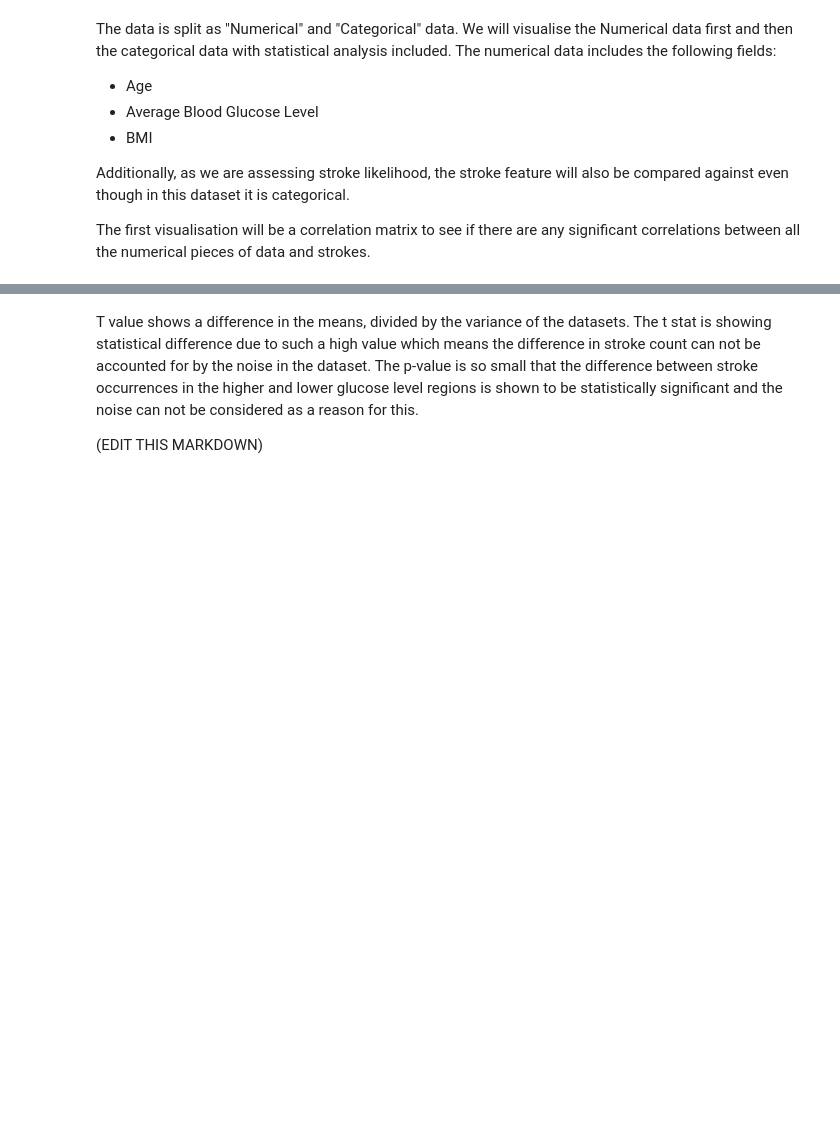
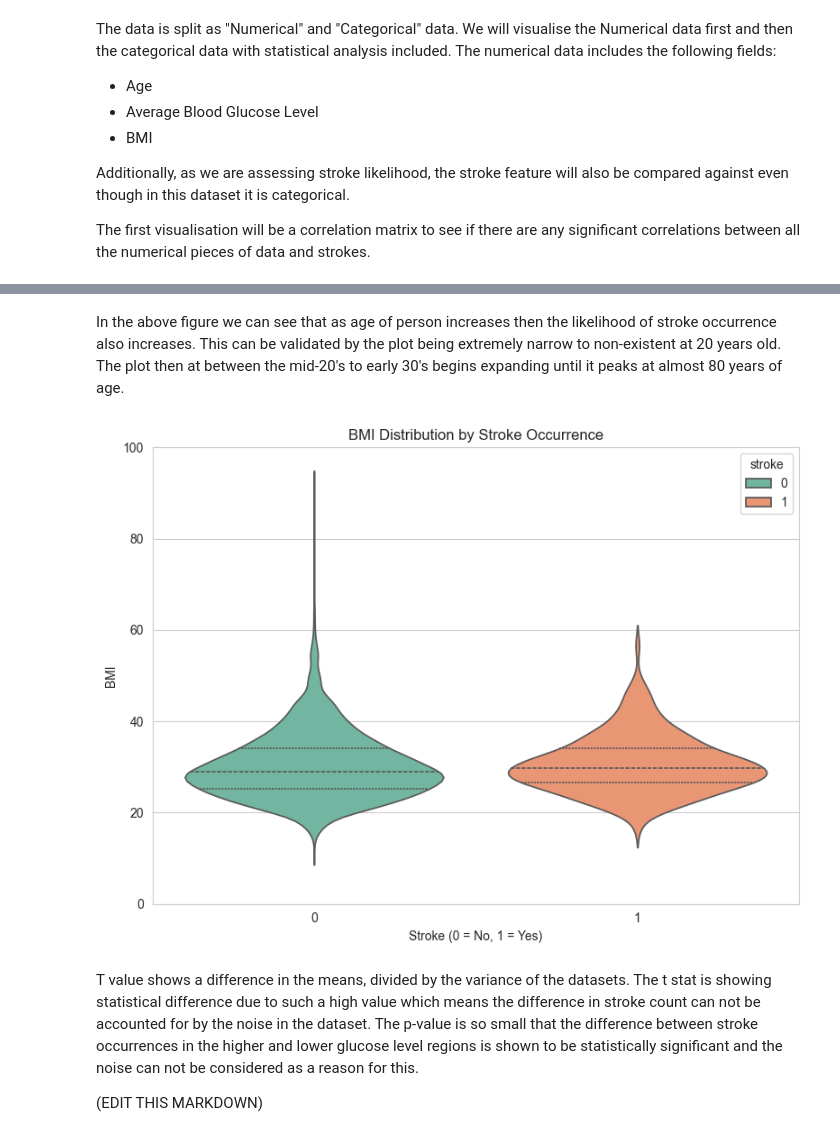
Before and after one commit to naqashb7/stroke_prediction_app, a Jupyter notebook: jupyter_notebooks/EDA.ipynb, the cells around one changed output, grey strips where cells are left out. Drawn from its saved outputs; the diff is of its cells as text; code cells hidden in the pictures; blank space fills up the shorter version.

```diff
--- a/jupyter_notebooks/EDA.ipynb
+++ b/jupyter_notebooks/EDA.ipynb
@@ -213,17 +257,22 @@ From this matrix, although there are no variables that have
+# %% [markdown]
+In the above figure we can see that as age of person increases then the likelihood of stroke occurrence also increases. This can be validated by the plot being extremely narrow to non-existent at 20 years old. The plot then at between the mid-20's to early 30's begins expanding until it peaks at almost 80 years of age.
 # %%
 plt.figure(figsize=(8, 6))
 
 sns.violinplot(
     data=clean_stroke_data_df,
     x="stroke",        # categorical (0 = no stroke, 1 = stroke)
-    y="age",
-    hue="stroke",           # your numerical column
+    y="bmi",
+    hue= "stroke",          # your numerical column
     palette="Set2",
     inner="quartile"   # shows median + quartiles inside
 )
 
-plt.title("Age Distribution by Stroke Occurrence")
+plt.title("BMI Distribution by Stroke Occurrence")
 plt.xlabel("Stroke (0 = No, 1 = Yes)")
-plt.ylabel("Age")
+plt.ylabel("BMI")
+plt.ylim(0,100)
 plt.tight_layout()
 plt.show()
+# %% [output]
+[figure, added]
```
Also changed, not shown: parts of 13 cells of this notebook, 1 other file.
